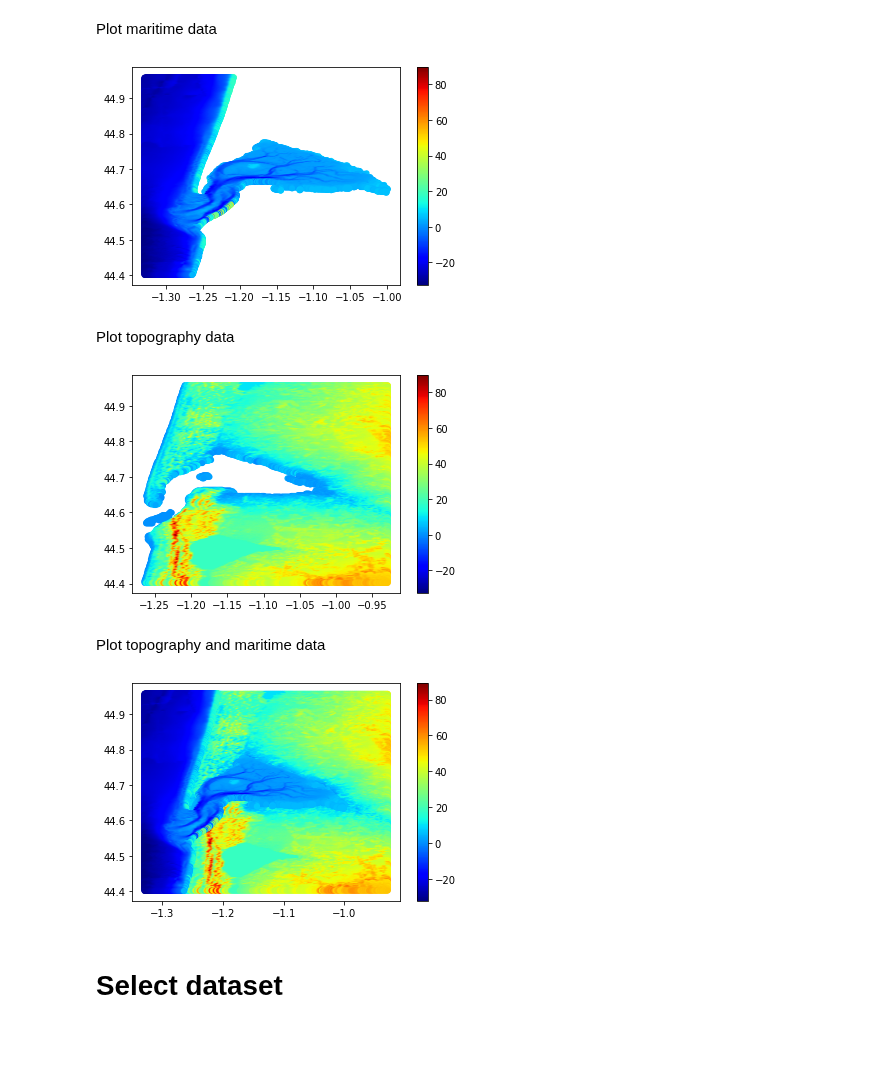
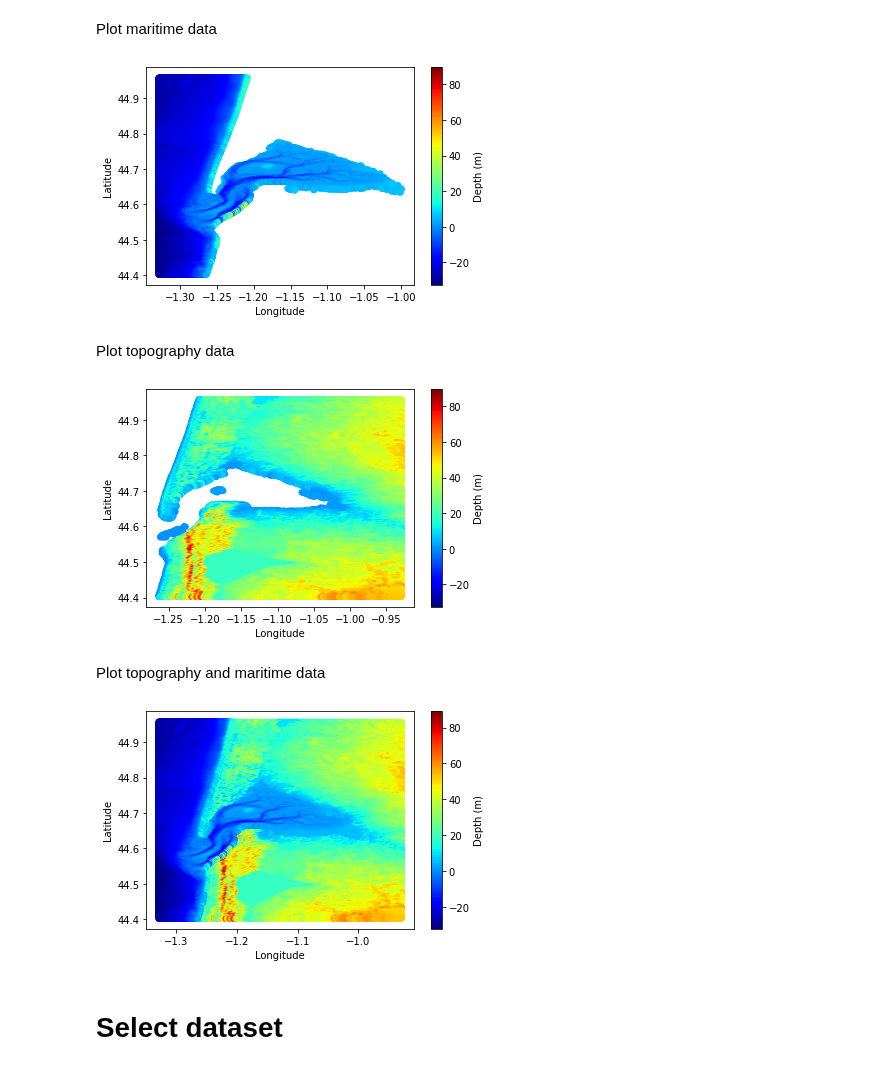
Before and after one commit to LawsonOliveira/Tsunami, a Jupyter notebook: processed_data/Mesh/Mesh_generator.ipynb, the cells around one changed output. Drawn from its saved outputs; the diff is of its cells as text; code cells hidden in the pictures; blank space fills up the shorter version.

```diff
--- a/processed_data/Mesh/Mesh_generator.ipynb
+++ b/processed_data/Mesh/Mesh_generator.ipynb
@@ -31,11 +31,11 @@ earth_lat = earth_data["lat"].to_numpy()
 # %% [markdown]
 Changing scale
 # %%
-maritime_depth = maritime_depth*30
+maritime_depth = maritime_depth
 maritime_long = maritime_long*111000
 maritime_lat = maritime_lat*111000
 
-earth_depth=earth_depth*30
+earth_depth=earth_depth
 earth_lat=earth_lat*111000
 earth_long=earth_long*111000
 # %% [markdown]
@@ -45,35 +45,44 @@ earth_long=earth_long*111000
 Plot maritime data
 # %%
 plt.figure()
-plt.scatter(maritime_long/111000, maritime_lat/111000, c=maritime_depth/30, cmap="jet",linewidths=0.0000005)
-plt.clim(vmin=np.min(maritime_depth/30),vmax=np.max(earth_depth/30))
-plt.colorbar()
+plt.scatter(maritime_long/111000, maritime_lat/111000, c=maritime_depth, cmap="jet",linewidths=0.0000005)
+plt.clim(vmin=np.min(maritime_depth),vmax=np.max(earth_depth))
+plt.xlabel("Longitude")
+plt.ylabel("Latitude")
+cbar = plt.colorbar()
+cbar.set_label('Depth (m)', rotation=90)
 plt.savefig("Images/Mar_data.png")
 plt.show()
 # %% [output]
-[figure, old version]
+[figure, new version]
 # %% [markdown]
 Plot topography data
 # %%
 plt.figure()
-plt.scatter(earth_long/111000, earth_lat/111000, c=earth_depth/30, cmap="jet",linewidths=0.0000005)
-plt.clim(vmin=np.min(maritime_depth)/30,vmax=np.max(earth_depth)/30)
-plt.colorbar()
+plt.scatter(earth_long/111000, earth_lat/111000, c=earth_depth, cmap="jet",linewidths=0.0000005)
+plt.clim(vmin=np.min(maritime_depth),vmax=np.max(earth_depth))
+plt.xlabel("Longitude")
+plt.ylabel("Latitude")
+cbar = plt.colorbar()
+cbar.set_label('Depth (m)', rotation=90)
 plt.savefig("Images/Topo_data.png")
 plt.show()
 # %% [output]
-[figure, old version]
+[figure, new version]
 # %% [markdown]
 Plot topography and maritime data
 # %%
 plt.figure()
-plt.scatter(np.concatenate((earth_long/111000,maritime_long/111000)), np.concatenate((earth_lat/111000,maritime_lat/111000)), c=np.concatenate((earth_depth/30,maritime_depth/30)), cmap="jet",linewidths=0.0000005)
-plt.clim(vmin=int(np.min(maritime_depth)/30),vmax=int(np.max(earth_depth)/30))
-plt.colorbar()
+plt.scatter(np.concatenate((earth_long/111000,maritime_long/111000)), np.concatenate((earth_lat/111000,maritime_lat/111000)), c=np.concatenate((earth_depth,maritime_depth)), cmap="jet",linewidths=0.0000005)
+plt.clim(vmin=int(np.min(maritime_depth)),vmax=int(np.max(earth_depth)))
+plt.xlabel("Longitude")
+plt.ylabel("Latitude")
+cbar = plt.colorbar()
+cbar.set_label('Depth (m)', rotation=90)
 plt.savefig("Images/Topo_Mar_data.png")
 plt.show()
 # %% [output]
-[figure, old version]
+[figure, new version]
 # %% [markdown]
 # Select dataset
 # %% [markdown]
```
Also changed, not shown: parts of 11 cells of this notebook, 19 other files.
